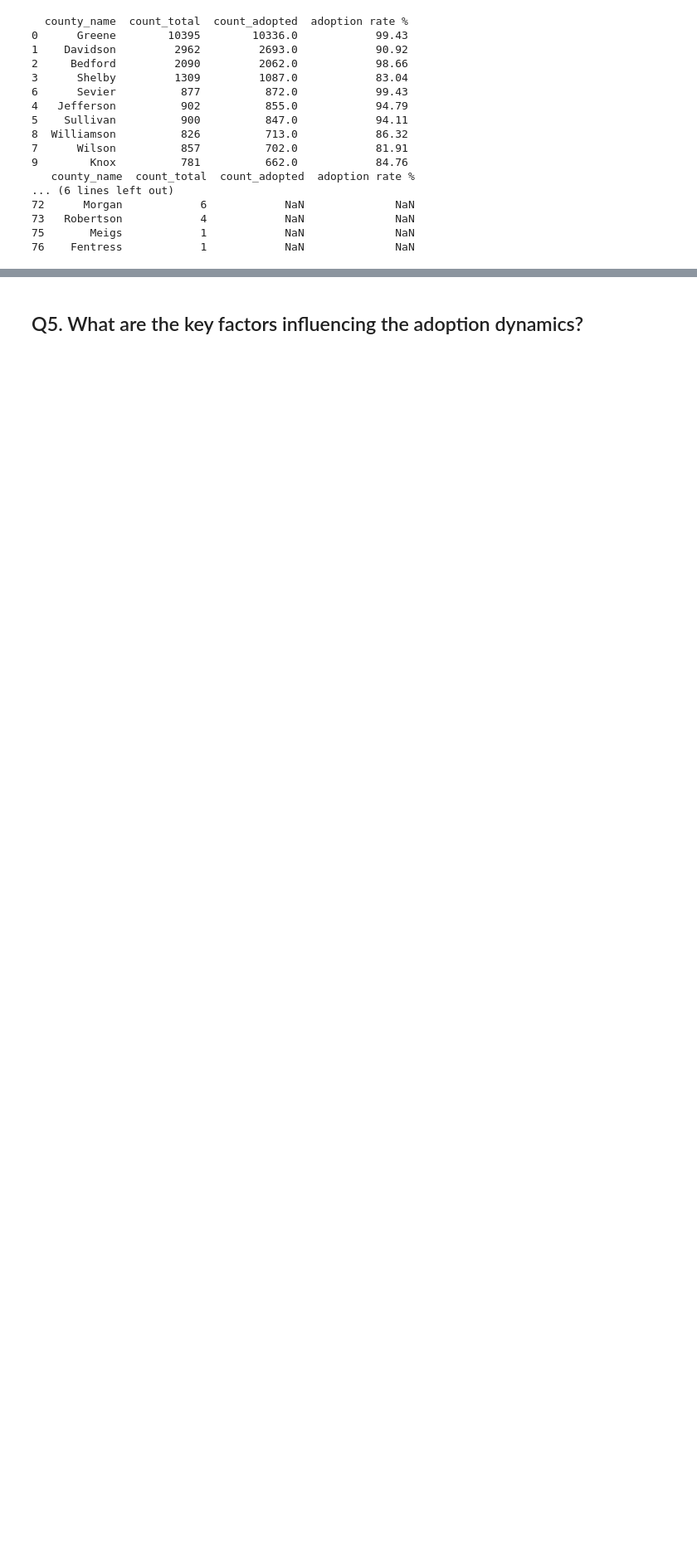
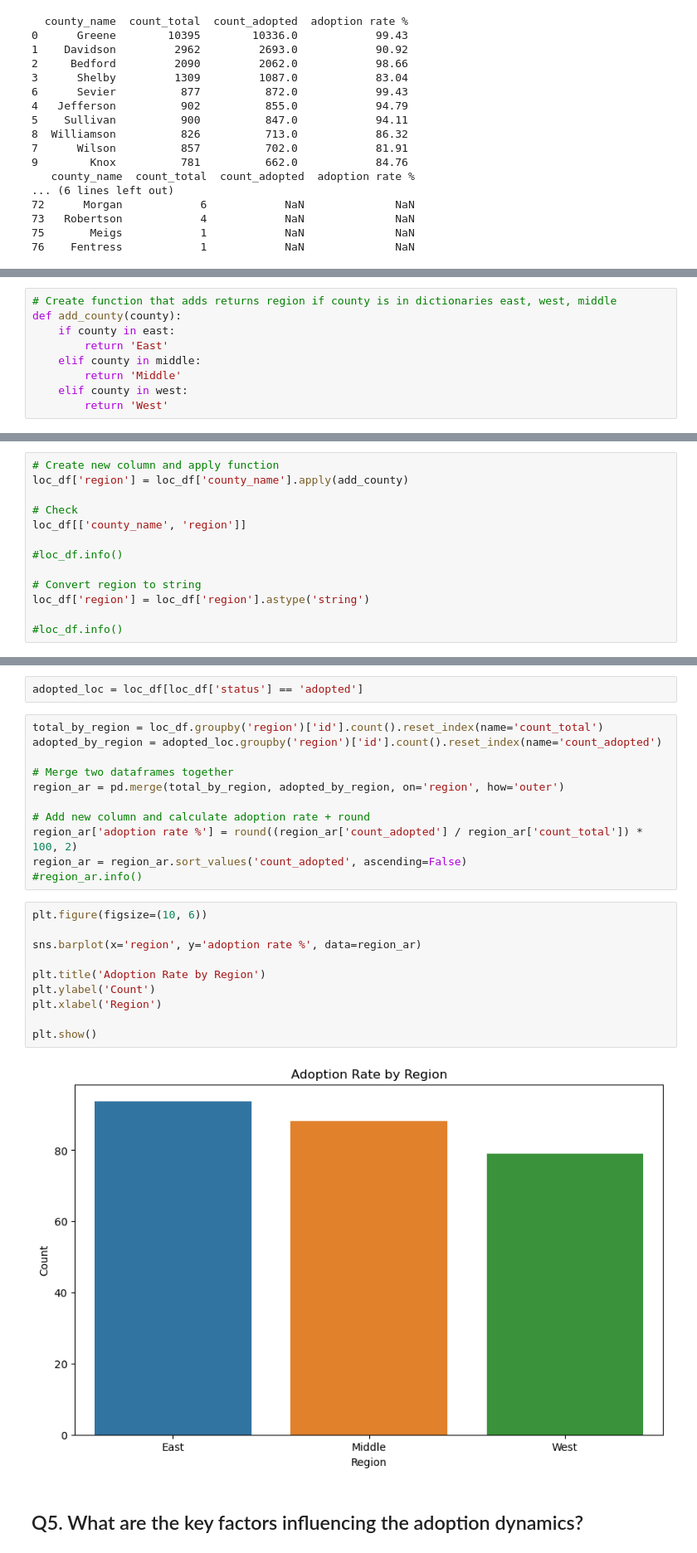
Before and after one commit to elisianguyen/2023-Tennessee-Adoption-Dynamics, a Jupyter notebook: notebooks/pet_adoption_analysis_mvp.ipynb, the cells around one changed output, grey strips where cells are left out. Shown: that part at 83% size. Drawn from its saved outputs; the diff is of its cells as text; blank space fills up the shorter version.

Commit message:
Added regions into the mix

```diff
--- a/notebooks/pet_adoption_analysis_mvp.ipynb
+++ b/notebooks/pet_adoption_analysis_mvp.ipynb
@@ -388,0 +432,9 @@ print(county_ar.tail(10)) # Bottom 10 - Note - bottom 10 had no adoptions despit
+# %%
+# Create function that adds returns region if county is in dictionaries east, west, middle
+def add_county(county):
+    if county in east:
+        return 'East'
+    elif county in middle:
+        return 'Middle'
+    elif county in west:
+        return 'West'
@@ -388,0 +444,13 @@ print(county_ar.tail(10)) # Bottom 10 - Note - bottom 10 had no adoptions despit
+# %%
+# Create new column and apply function
+loc_df['region'] = loc_df['county_name'].apply(add_county)
+
+# Check
+loc_df[['county_name', 'region']]
+
+#loc_df.info()
+
+# Convert region to string
+loc_df['region'] = loc_df['region'].astype('string')
+
+#loc_df.info()
@@ -389,2 +470,27 @@ print(county_ar.tail(10)) # Bottom 10 - Note - bottom 10 had no adoptions despit
+# %%
+adopted_loc = loc_df[loc_df['status'] == 'adopted']
+# %%
+total_by_region = loc_df.groupby('region')['id'].count().reset_index(name='count_total')
+adopted_by_region = adopted_loc.groupby('region')['id'].count().reset_index(name='count_adopted')
+
+# Merge two dataframes together
+region_ar = pd.merge(total_by_region, adopted_by_region, on='region', how='outer')
+
+# Add new column and calculate adoption rate + round
+region_ar['adoption rate %'] = round((region_ar['count_adopted'] / region_ar['count_total']) * 100, 2)
+region_ar = region_ar.sort_values('count_adopted', ascending=False)
+#region_ar.info()
+# %%
+plt.figure(figsize=(10, 6))
+
+sns.barplot(x='region', y='adoption rate %', data=region_ar)
+
+plt.title('Adoption Rate by Region')
+plt.ylabel('Count')
+plt.xlabel('Region')
+
+plt.show()
+# %% [output]
+[figure, added]
 # %% [markdown]
 ## Q5. What are the key factors influencing the adoption dynamics?
```
Also changed, not shown: parts of 7 cells of this notebook.
